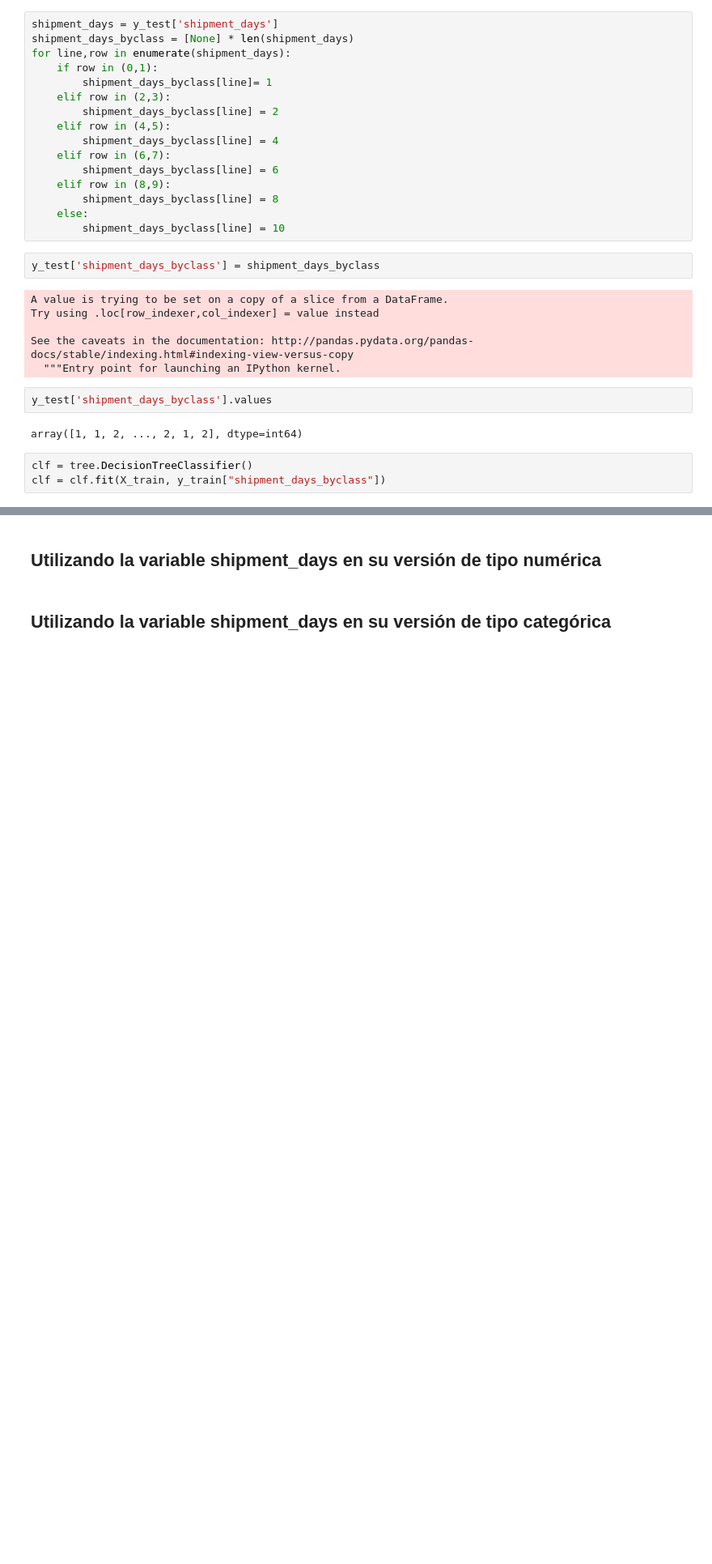
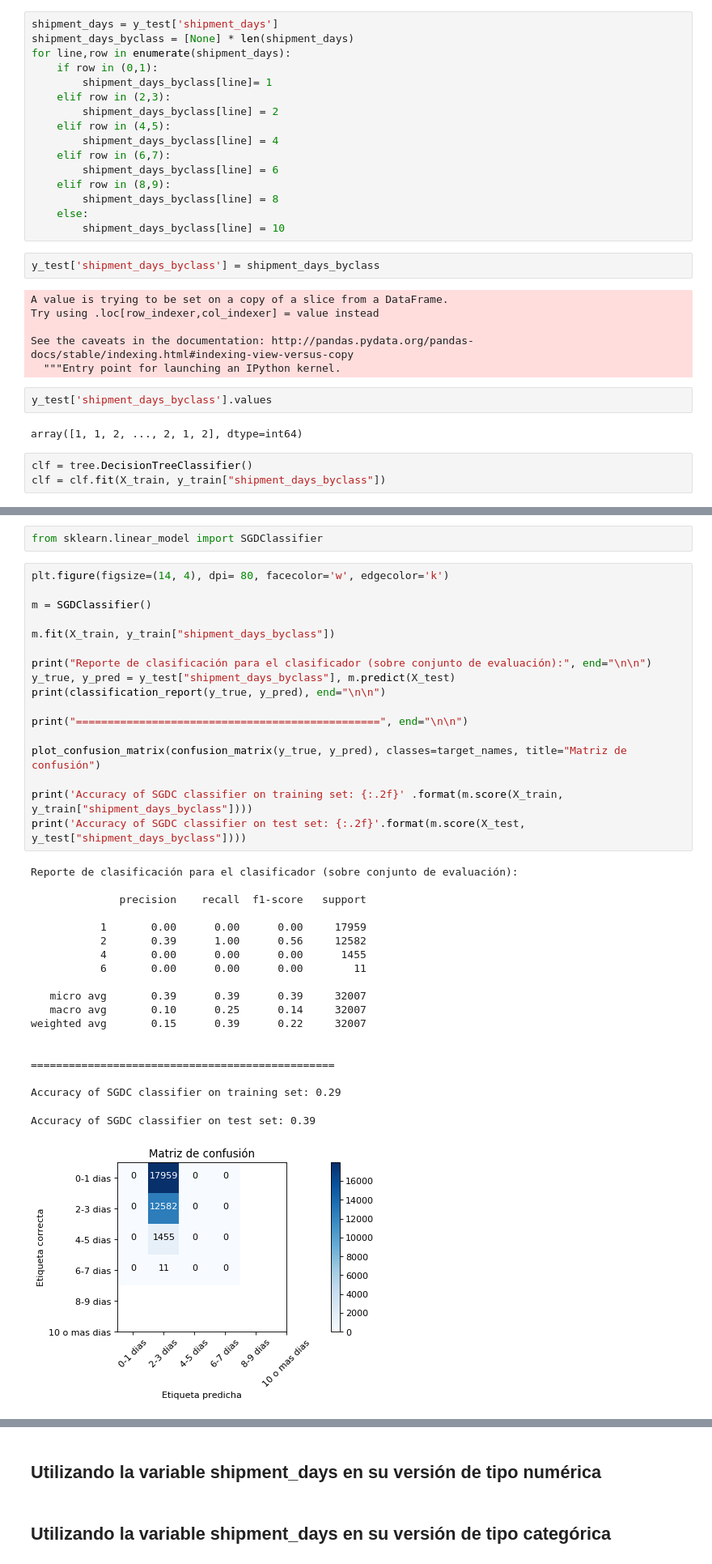
Before and after one commit to cnoeliachaves/diplodatos, a Jupyter notebook: mentoria/practico3-Mentoria.ipynb, the cells around one changed output, grey strips where cells are left out. Shown at 81% size. Saved outputs shown, nothing was run; the diff lists cells and outputs as text; blank space fills up the shorter version.

```diff
--- a/mentoria/practico3-Mentoria.ipynb
+++ b/mentoria/practico3-Mentoria.ipynb
@@ -420,0 +450,39 @@ graph
+# %%
+from sklearn.linear_model import SGDClassifier
+# %%
+plt.figure(figsize=(14, 4), dpi= 80, facecolor='w', edgecolor='k')
+
+m = SGDClassifier()
+
+m.fit(X_train, y_train["shipment_days_byclass"])
+
+print("Reporte de clasificación para el clasificador (sobre conjunto de evaluación):", end="\n\n")
+y_true, y_pred = y_test["shipment_days_byclass"], m.predict(X_test)
+print(classification_report(y_true, y_pred), end="\n\n")
+
+print("================================================", end="\n\n")
+
+plot_confusion_matrix(confusion_matrix(y_true, y_pred), classes=target_names, title="Matriz de confusión")
+
+print('Accuracy of SGDC classifier on training set: {:.2f}' .format(m.score(X_train, y_train["shipment_days_byclass"])))
+print('Accuracy of SGDC classifier on test set: {:.2f}'.format(m.score(X_test, y_test["shipment_days_byclass"])))
+# %% [output]
+Reporte de clasificación para el clasificador (sobre conjunto de evaluación):
+
+              precision    recall  f1-score   support
+
+           1       0.00      0.00      0.00     17959
+           2       0.39      1.00      0.56     12582
+           4       0.00      0.00      0.00      1455
+           6       0.00      0.00      0.00        11
+
+   micro avg       0.39      0.39      0.39     32007
+   macro avg       0.10      0.25      0.14     32007
+weighted avg       0.15      0.39      0.22     32007
+
+
+================================================
+
+Accuracy of SGDC classifier on training set: 0.29
+Accuracy of SGDC classifier on test set: 0.39
+[figure, added]
```
Also changed, not shown: parts of 11 cells of this notebook, 4 other files.
